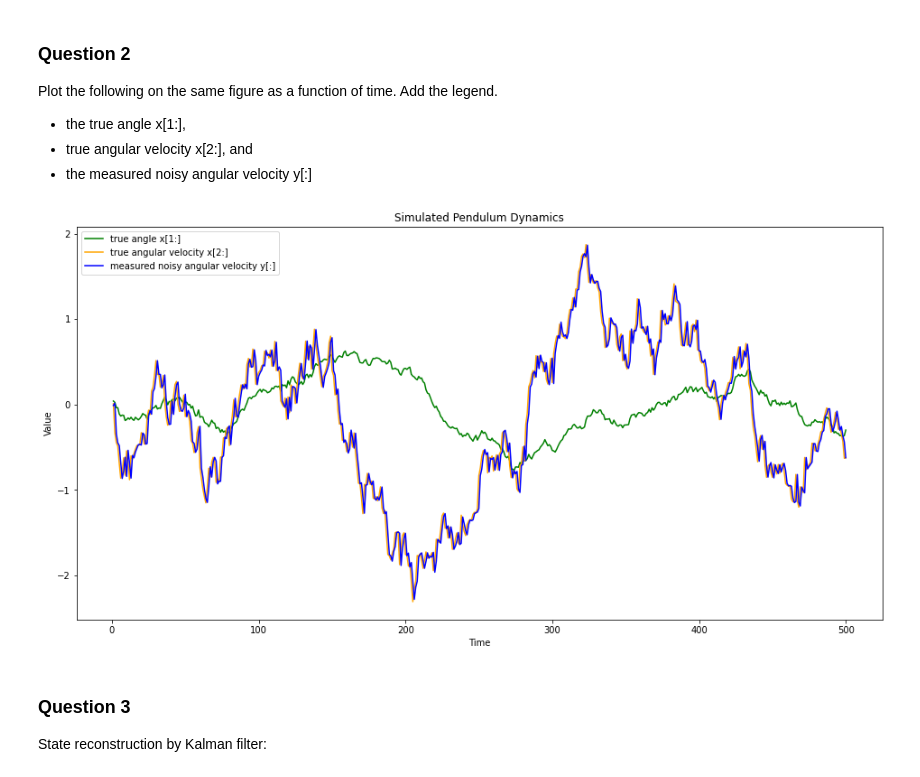
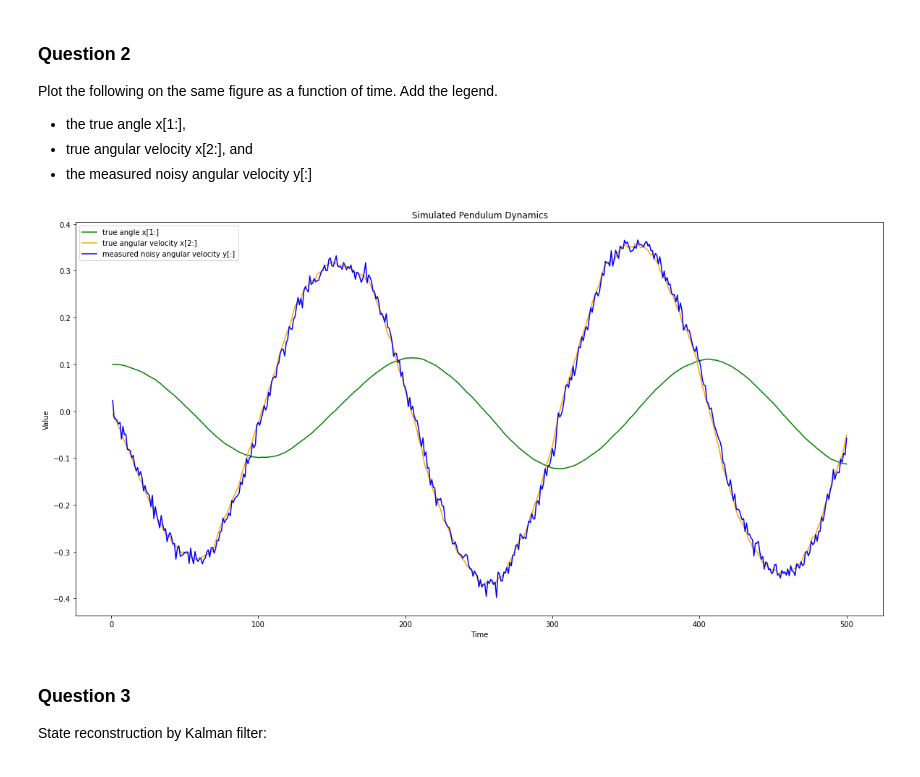
Before and after one commit to kavan-soni/252_260, a Jupyter notebook: 252_HW2/252_hw2.ipynb, the cells around one changed output. Saved outputs shown, nothing was run; the diff lists cells and outputs as text; code cells hidden in the pictures.

```diff
--- a/252_HW2/252_hw2.ipynb
+++ b/252_HW2/252_hw2.ipynb
@@ -14,12 +14,12 @@ A = np.array([[0.99951, 0.00999837], [-0.09784, 0.99951]])
 C = np.array([0,1])
 
 mu_mean = np.array([0, 0])
-mu_cov = np.array([[1.00207*np.exp(-7), 4.31094*np.exp(-8)], [4.31094*np.exp(-8), 9.6011*np.exp(-6)]])
+mu_cov = np.array([[1.00207*10**(-7), 4.31094*10**(-8)], [4.31094*10**(-8), 9.6011*10**(-6)]])
 
 v_mean = 0
 v_var = 0.01
 
-x = np.array([0.1, 0.0]) # initial state
+x0 = np.array([0.1, 0.0]) # initial state
 # %%
 #Dynamics Model
 dynamics = lambda x: np.matmul(A, x) + np.random.multivariate_normal(mu_mean, mu_cov, 1)
@@ -72,17 +71,17 @@ Plot the following on the same figure as a function of time. Add the legend.
 # %%
 plt.plot(time, simulated_state[0][:], color = "green", label="true angle x[1:]")
 plt.plot(time, simulated_state[1][:], color = "orange", label="true angular velocity x[2:]")
 plt.plot(time, obs_trajectory[0][:], color = "blue", label="measured noisy angular velocity y[:]")
 
-plt.rcParams['figure.figsize'] = [16, 8]
+plt.rcParams['figure.figsize'] = [20, 10]
 plt.legend(loc="upper left")
 plt.title("Simulated Pendulum Dynamics")
 plt.xlabel("Time")
 plt.ylabel("Value")
 
 plt.show()
 # %% [output]
-[figure, old version]
+[figure, new version]
 # %% [markdown]
 ### Question 3
 State reconstruction by Kalman filter:
```
Also changed, not shown: parts of 4 cells of this notebook.
